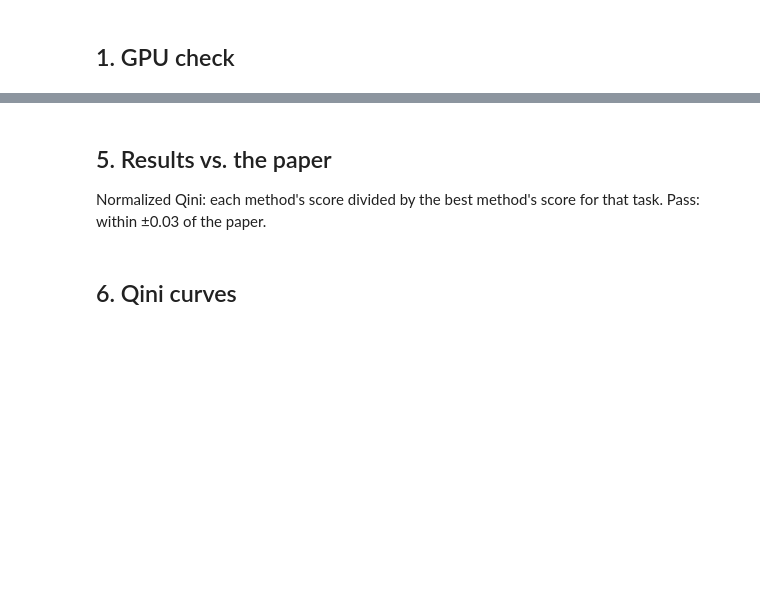
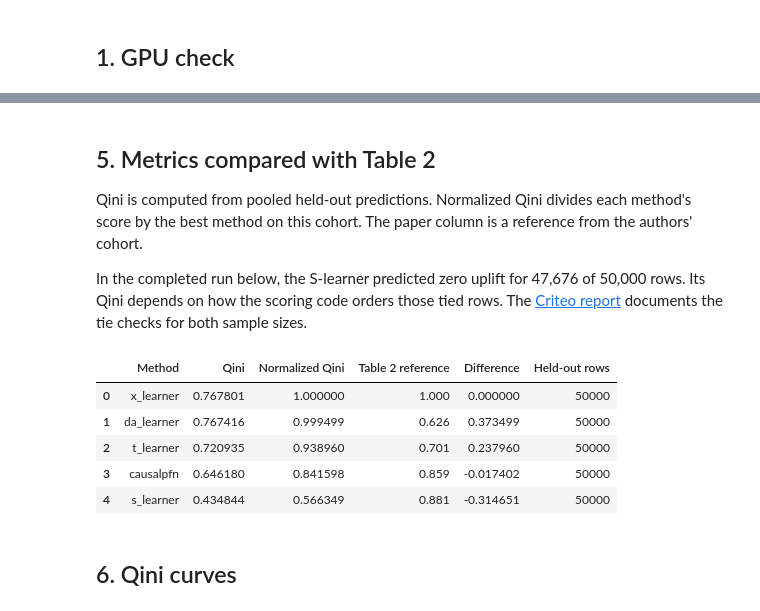
Before and after one commit to jimdothe/causal-uplift-engine, a Jupyter notebook: notebooks/baseline_criteo.ipynb, the cells around one changed output, grey strips where cells are left out. Cells and saved outputs as stored; diff of their text form; code cells hidden in the pictures; blank space fills up the shorter version.

```diff
--- a/notebooks/baseline_criteo.ipynb
+++ b/notebooks/baseline_criteo.ipynb
@@ -120,26 +184,35 @@ print(f"\nTotal time: {(time.time() - start) / 60:.1f} min")
 # %% [markdown]
-## 5. Results vs. the paper
+## 5. Metrics compared with Table 2
 
-Normalized Qini: each method's score divided by the best method's score for that task. Pass: within ±0.03 of the paper.
+Qini is computed from pooled held-out predictions. Normalized Qini divides each method's score by the best method on this cohort. The paper column is a reference from the authors' cohort.
+
+In the completed run below, the S-learner predicted zero uplift for 47,676 of 50,000 rows. Its Qini depends on how the scoring code orders those tied rows. The [Criteo report](../reports/baseline_results/criteo.md#tied-uplift-predictions) documents the tie checks for both sample sizes.
 # %%
-import pandas as pd
-from IPython.display import Markdown, display
+from IPython.display import display
 
-from baseline.evaluate import score_task, to_markdown
+from baseline.evaluate import score_task
 
-tables = [score_task(OUTPUT_DIR, t) for t in TASKS_HERE]
-tables = [t for t in tables if not t.empty]
-if not tables:
-    print("No finished tasks yet (all 5 folds needed per method).")
-else:
-    table = pd.concat(tables, ignore_index=True)
-    report_md = to_markdown(DATASET, table)
-    display(Markdown(report_md))
-    REPORTS = REPO / "reports"
-    REPORTS.mkdir(exist_ok=True)
-    table.to_csv(REPORTS / f"baseline_{DATASET}.csv", index=False)
-    (REPORTS / f"baseline_{DATASET}.md").write_text(report_md)
-    print("Saved:", REPORTS / f"baseline_{DATASET}.md")
+scores = score_task(OUTPUT_DIR, TASK)
+if set(scores["method"]) != set(run.METHODS) or not scores["n_test_rows"].eq(50_000).all():
+    raise RuntimeError("Each of the five methods must have 50,000 held-out predictions.")
+REPORTS = OUTPUT_DIR / "reports"
+REPORTS.mkdir(exist_ok=True)
+scores = scores.drop(columns=["within_tolerance"])
+scores["data_variant"] = "criteo_v21_stratified_50k"
+scores["benchmark_seconds"] = benchmark_seconds
+scores.to_csv(REPORTS / "baseline_criteo.csv", index=False)
+columns = {
+    "method": "Method", "qini_raw": "Qini", "qini_normalized": "Normalized Qini",
+    "paper_normalized": "Table 2 reference", "difference": "Difference", "n_test_rows": "Held-out rows",
+}
+display(scores[list(columns)].rename(columns=columns).round(6).reset_index(drop=True))
+# %% [output]
+|  | Method | Qini | Normalized Qini | Table 2 reference | Difference | Held-out rows |
+| 0 | x_learner | 0.767801 | 1.000000 | 1.000 | 0.000000 | 50000 |
+| 1 | da_learner | 0.767416 | 0.999499 | 0.626 | 0.373499 | 50000 |
+| 2 | t_learner | 0.720935 | 0.938960 | 0.701 | 0.237960 | 50000 |
+| 3 | causalpfn | 0.646180 | 0.841598 | 0.859 | -0.017402 | 50000 |
+| 4 | s_learner | 0.434844 | 0.566349 | 0.881 | -0.314651 | 50000 |
 # %% [markdown]
 ## 6. Qini curves
 # %%
```
Also changed, not shown: parts of 12 cells of this notebook, 6 other files.
